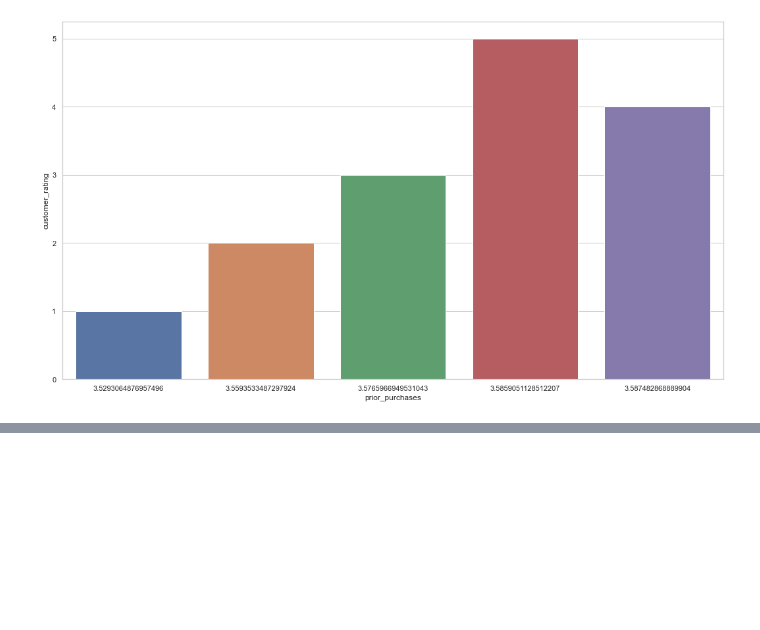
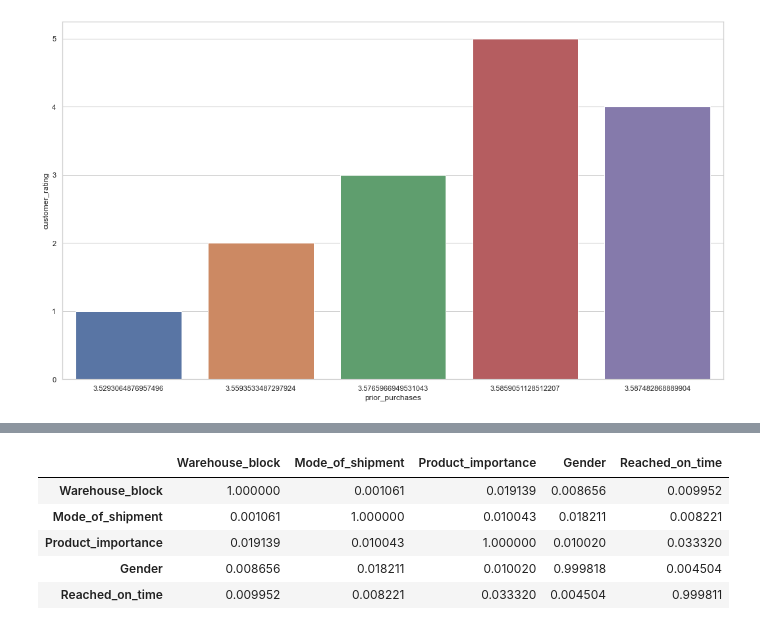
Before and after one commit to laertevasques/top1-Ecommerce-Insights-Project, a Jupyter notebook: Notebook/Top1_Insight_Projects_01.ipynb, the cells around one changed output, grey strips where cells are left out. Cells and saved outputs as stored; diff of their text form; code cells hidden in the pictures; blank space fills up the shorter version.

```diff
--- a/Notebook/Top1_Insight_Projects_01.ipynb
+++ b/Notebook/Top1_Insight_Projects_01.ipynb
@@ -481,0 +543,15 @@ sns.barplot(x = 'prior_purchases', y = 'customer_rating', data = h)
+# %%
+cv = pd.DataFrame({'Warehouse_block' : [a1, a2, a3, a4, a5], 'Mode_of_shipment' : [a6, a7, a8, a9, a10],
+              'Product_importance': [a11, a12, a13, a14, a15], 'Gender' : [a16, a17, a18, a19, a20],
+              'Reached_on_time' : [a21, a22, a23, a24, a25]})
+
+cv.set_index(cv.columns, inplace = True)
+
+cv
+# %% [output]
+|  | Warehouse_block | Mode_of_shipment | Product_importance | Gender | Reached_on_time |
+| Warehouse_block | 1.000000 | 0.001061 | 0.019139 | 0.008656 | 0.009952 |
+| Mode_of_shipment | 0.001061 | 1.000000 | 0.010043 | 0.018211 | 0.008221 |
+| Product_importance | 0.019139 | 0.010043 | 1.000000 | 0.010020 | 0.033320 |
+| Gender | 0.008656 | 0.018211 | 0.010020 | 0.999818 | 0.004504 |
+| Reached_on_time | 0.009952 | 0.008221 | 0.033320 | 0.004504 | 0.999811 |
```
Also changed, not shown: parts of 10 cells of this notebook.
